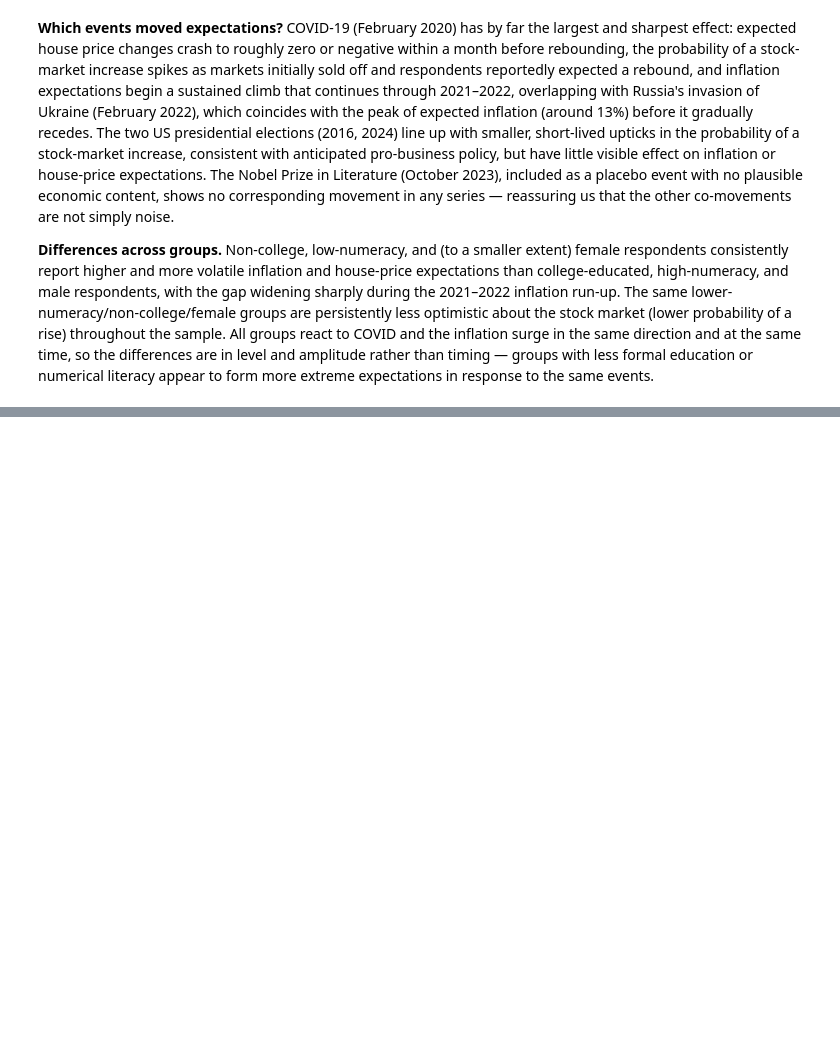
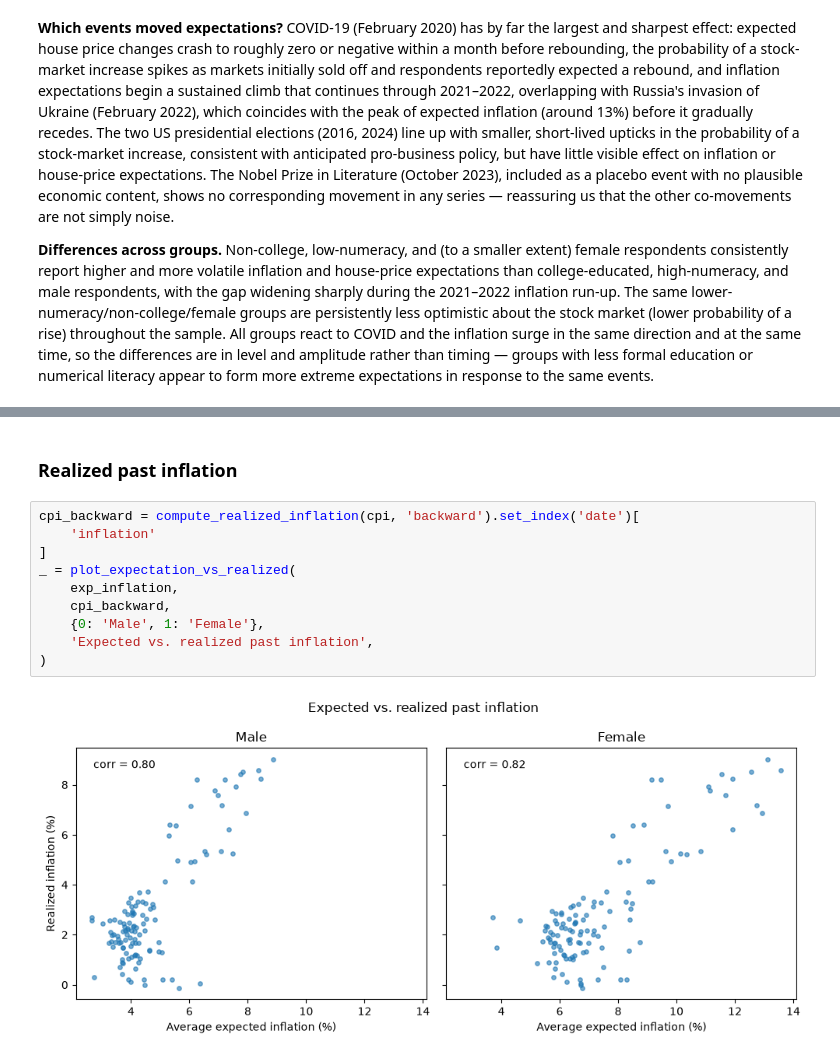
Before and after one commit to Israt0408/AI_week_IM, a Jupyter notebook: term_paper.ipynb, the cells around one changed output, grey strips where cells are left out. Drawn from its saved outputs; the diff is of its cells as text; blank space fills up the shorter version.

```diff
--- a/term_paper.ipynb
+++ b/term_paper.ipynb
@@ -457,0 +568,14 @@ the same events.
+# %% [markdown]
+### Realized past inflation
+# %%
+cpi_backward = compute_realized_inflation(cpi, 'backward').set_index('date')[
+    'inflation'
+]
+_ = plot_expectation_vs_realized(
+    exp_inflation,
+    cpi_backward,
+    {0: 'Male', 1: 'Female'},
+    'Expected vs. realized past inflation',
+)
+# %% [output]
+[figure, added]
```
Also changed, not shown: parts of 9 cells of this notebook.
